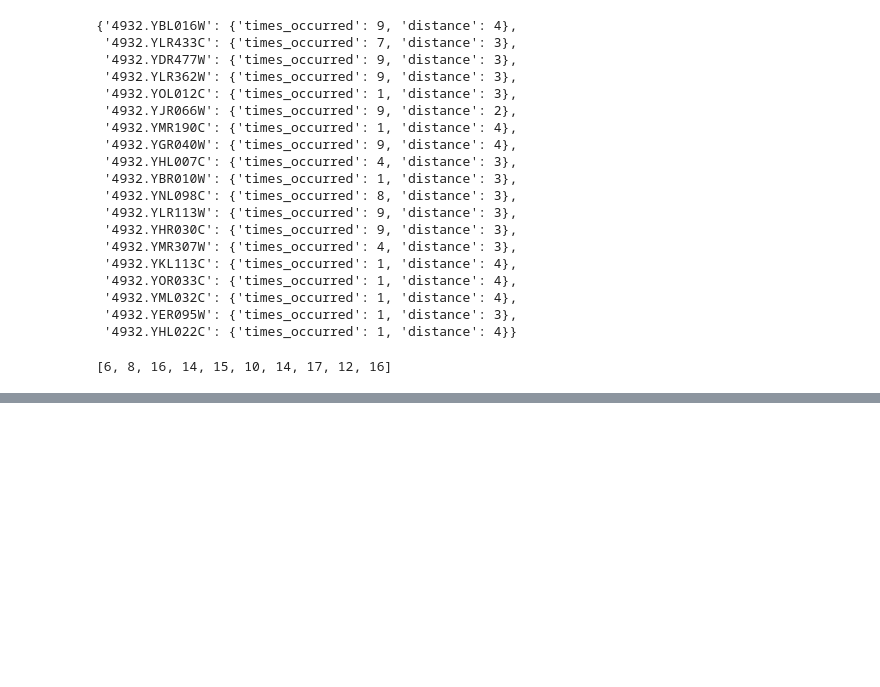
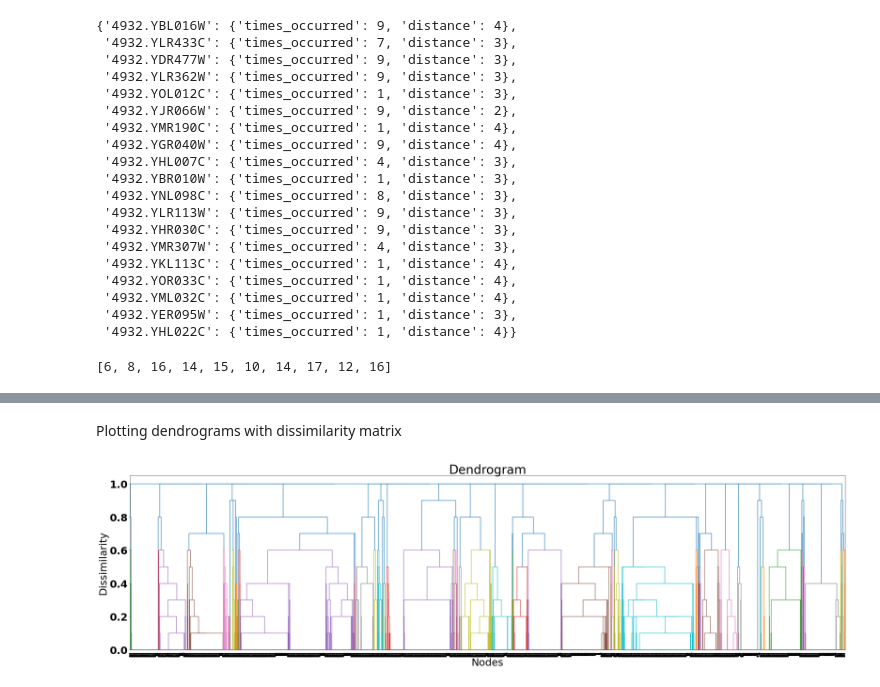
Before and after one commit to RenHLi/MATH3888, a Jupyter notebook: class_network.ipynb, the cells around one changed output, grey strips where cells are left out. Drawn from its saved outputs; the diff is of its cells as text; code cells hidden in the pictures; blank space fills up the shorter version.

Commit message:
Tidy up
Tidied algorithm for hierarchical clustering

```diff
--- a/class_network.ipynb
+++ b/class_network.ipynb
@@ -148,7 +151,7 @@ class Network:
 
 
 
-        for i in range(Network.N):
+        for i in range(len(self.homologue_communities)):
             self.central_nodes.append(find_central_nodes(self.homologue_communities[i]))
 
 
@@ -161,9 +164,9 @@ class Network:
             top_n_deg = nlargest(n, deg, key=deg.get)
             top_n_bet = nlargest(n, bet, key=bet.get)
 
-            return list({*top_n_deg, *top_n_deg})
+            return list({*top_n_deg, *top_n_bet})
 
-        for i in range(Network.N):
+        for i in range(len(self.adjacent_communities)):
             neigh_networks = map(self.graph.subgraph, self.adjacent_communities[i])
             cen_neigh = map(find_c_nodes_neighbour, neigh_networks)
             self.central_nodes_neighbour.append(cen_neigh)
@@ -259,0 +265,5 @@ akt2.homologue_index
+# %%
+index_list=enumerate(G)
+num_to_node={i[0]:i[1] for i in index_list}
+index_list=enumerate(G)
+node_to_num={i[1]:i[0] for i in index_list}
@@ -260,2 +308,2 @@ akt2.homologue_index
 # %%
-# akt2.partitions
+dist_mat=dissimilarity_matrix(akt2.partitions)
@@ -271,0 +310,14 @@ akt2.homologue_index
+# %%
+condensed_dist=dist_mat[np.triu_indices(dist_mat.shape[0], k = 1)]
+# %% [markdown]
+Plotting dendrograms with dissimilarity matrix
+# %%
+import scipy.cluster.hierarchy as sch
+fig = plt.figure(figsize=(40, 10))
+dendrogram = sch.dendrogram(sch.linkage(condensed_dist, method = 'complete')) # finding the optimal number of clusters using dendrogram
+plt.title('Dendrogram') # title of the dendrogram
+plt.xlabel('Nodes') # label of the x-axis
+plt.ylabel('Dissimilarity') # label of the y-axis
+plt.show() # show the dendrogram
+# %% [output]
+[figure, added]
```
Also changed, not shown: parts of 36 cells of this notebook, 1 other file.
